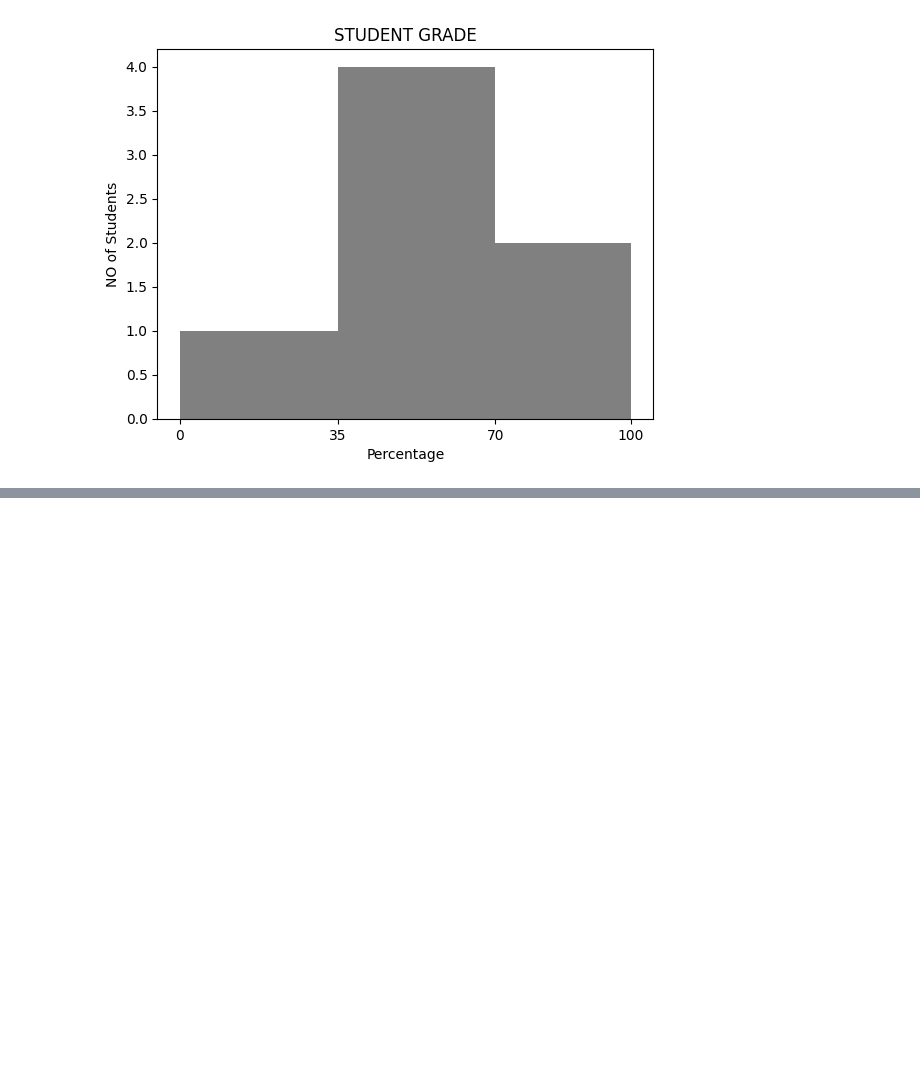
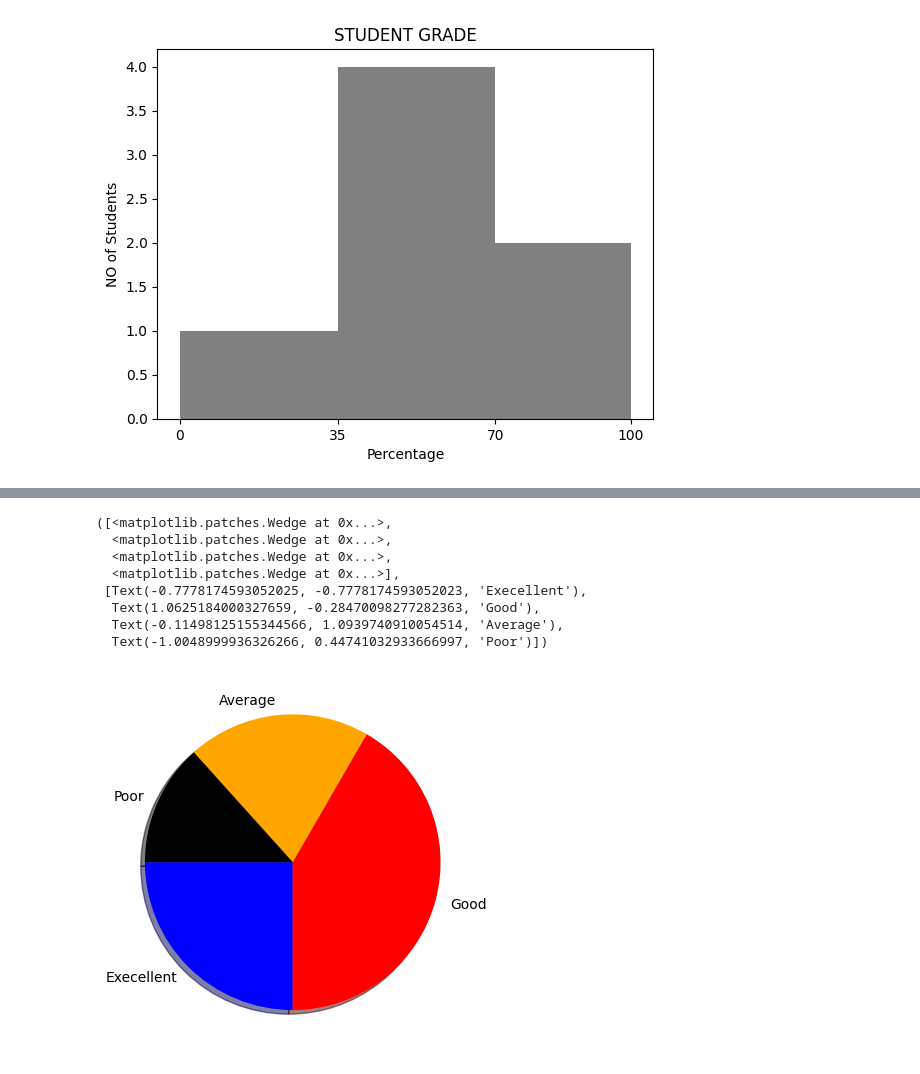
Before and after one commit to msandhiya07/msandhiya07, a Jupyter notebook: DATAFLOW.ipynb, the cells around one changed output, grey strips where cells are left out. Saved outputs shown, nothing was run; the diff lists cells and outputs as text; code cells hidden in the pictures; blank space fills up the shorter version.

```diff
--- a/DATAFLOW.ipynb
+++ b/DATAFLOW.ipynb
@@ -17,0 +47,12 @@ plt.show()
+# %%
+plt.pie(student_values,labels=student_performance,startangle=180,shadow=True,colors=["blue","red","orange","black"])
+# %% [output]
+([<matplotlib.patches.Wedge at 0x...>,
+  <matplotlib.patches.Wedge at 0x...>,
+  <matplotlib.patches.Wedge at 0x...>,
+  <matplotlib.patches.Wedge at 0x...>],
+ [Text(-0.7778174593052025, -0.7778174593052023, 'Execellent'),
+  Text(1.0625184000327659, -0.28470098277282363, 'Good'),
+  Text(-0.11498125155344566, 1.0939740910054514, 'Average'),
+  Text(-1.0048999936326266, 0.44741032933666997, 'Poor')])
+[figure, added]
```
Also changed, not shown: parts of 6 cells of this notebook.
